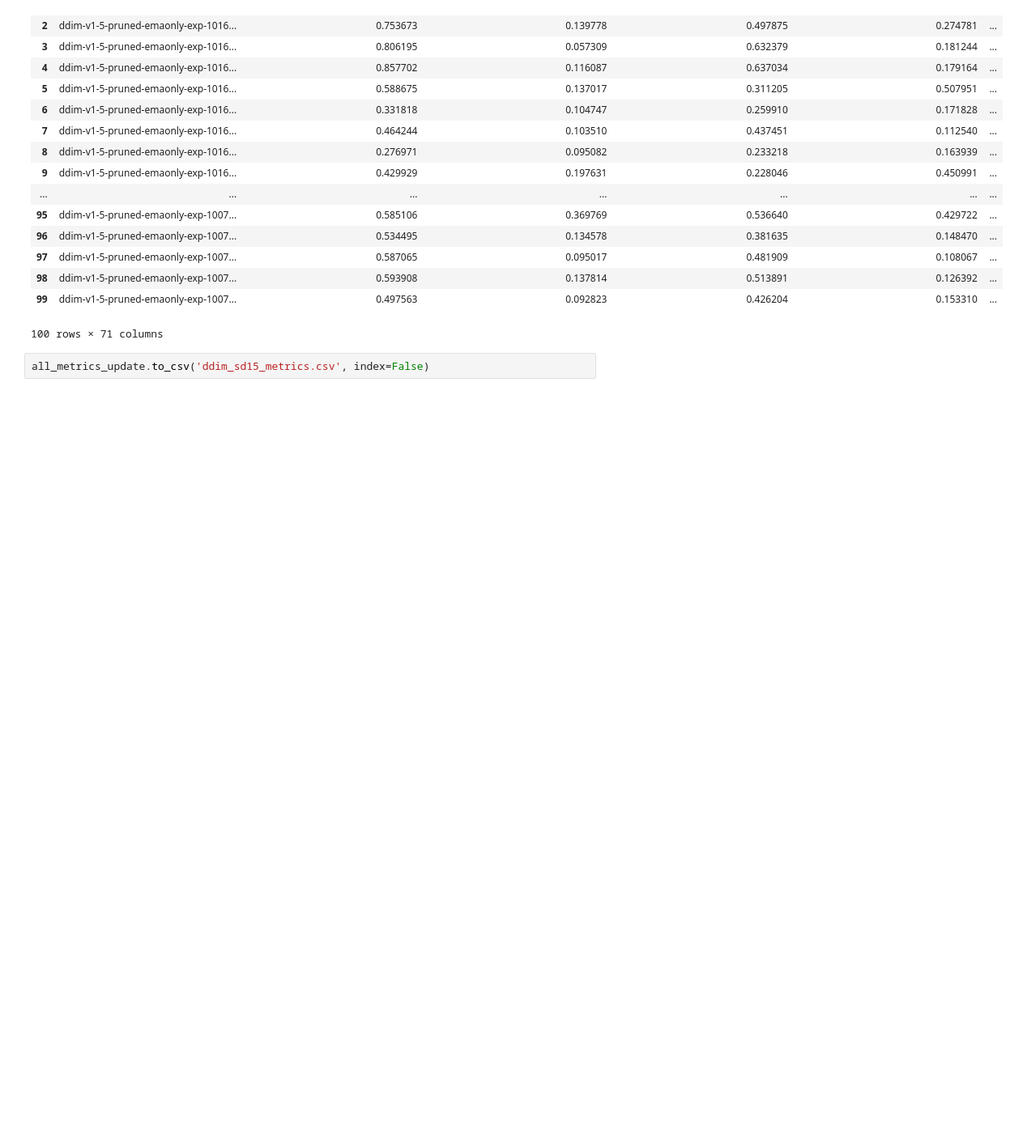
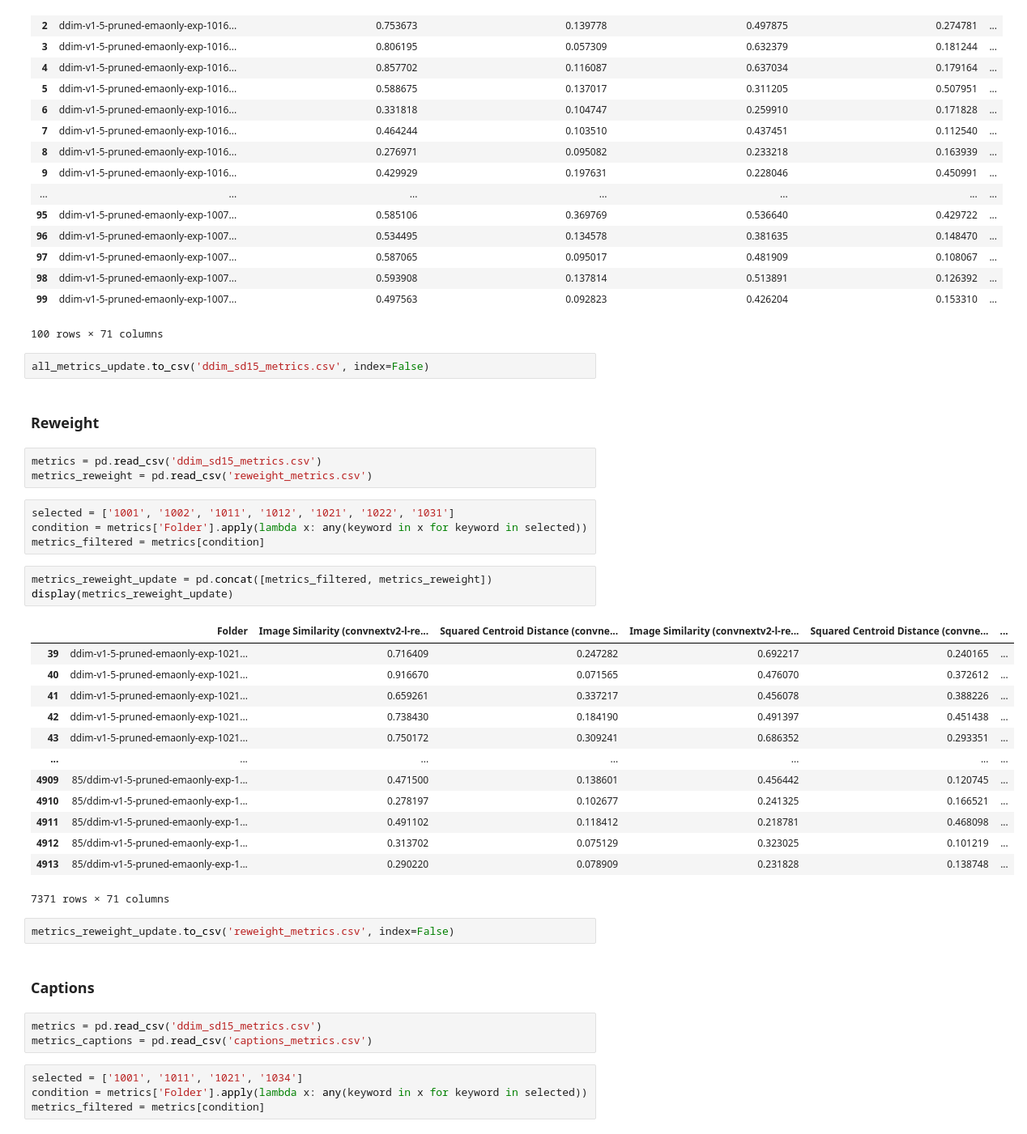
Before and after one commit to cyber-meow/LyCORIS-evaluation, a Jupyter notebook: results/metrics/Combine_metrics.ipynb, the cells around one changed output. Shown: that part at 81% size. Drawn from its saved outputs; the diff is of its cells as text; blank space fills up the shorter version.

```diff
--- a/results/metrics/Combine_metrics.ipynb
+++ b/results/metrics/Combine_metrics.ipynb
@@ -33,3 +35,40 @@ with display_all_rows():
 100 rows × 71 columns
 # %%
 all_metrics_update.to_csv('ddim_sd15_metrics.csv', index=False)
+# %% [markdown]
+### Reweight
+# %%
+metrics = pd.read_csv('ddim_sd15_metrics.csv')
+metrics_reweight = pd.read_csv('reweight_metrics.csv')
+# %%
+selected = ['1001', '1002', '1011', '1012', '1021', '1022', '1031']
+condition = metrics['Folder'].apply(lambda x: any(keyword in x for keyword in selected))
+metrics_filtered = metrics[condition]
+# %%
+metrics_reweight_update = pd.concat([metrics_filtered, metrics_reweight])
+display(metrics_reweight_update)
+# %% [output]
+|  | Folder | Image Similarity (convnextv2-l-re... | Squared Centroid Distance (convne... | Image Similarity (convnextv2-l-re... | Squared Centroid Distance (convne... | ... |
+| 39 | ddim-v1-5-pruned-emaonly-exp-1021... | 0.716409 | 0.247282 | 0.692217 | 0.240165 | ... |
+| 40 | ddim-v1-5-pruned-emaonly-exp-1021... | 0.916670 | 0.071565 | 0.476070 | 0.372612 | ... |
+| 41 | ddim-v1-5-pruned-emaonly-exp-1021... | 0.659261 | 0.337217 | 0.456078 | 0.388226 | ... |
+| 42 | ddim-v1-5-pruned-emaonly-exp-1021... | 0.738430 | 0.184190 | 0.491397 | 0.451438 | ... |
+| 43 | ddim-v1-5-pruned-emaonly-exp-1021... | 0.750172 | 0.309241 | 0.686352 | 0.293351 | ... |
+| ... | ... | ... | ... | ... | ... | ... |
+| 4909 | 85/ddim-v1-5-pruned-emaonly-exp-1... | 0.471500 | 0.138601 | 0.456442 | 0.120745 | ... |
+| 4910 | 85/ddim-v1-5-pruned-emaonly-exp-1... | 0.278197 | 0.102677 | 0.241325 | 0.166521 | ... |
+| 4911 | 85/ddim-v1-5-pruned-emaonly-exp-1... | 0.491102 | 0.118412 | 0.218781 | 0.468098 | ... |
+| 4912 | 85/ddim-v1-5-pruned-emaonly-exp-1... | 0.313702 | 0.075129 | 0.323025 | 0.101219 | ... |
+| 4913 | 85/ddim-v1-5-pruned-emaonly-exp-1... | 0.290220 | 0.078909 | 0.231828 | 0.138748 | ... |
+7371 rows × 71 columns
+# %%
+metrics_reweight_update.to_csv('reweight_metrics.csv', index=False)
+# %% [markdown]
+### Captions
+# %%
+metrics = pd.read_csv('ddim_sd15_metrics.csv')
+metrics_captions = pd.read_csv('captions_metrics.csv')
+# %%
+selected = ['1001', '1011', '1021', '1034']
+condition = metrics['Folder'].apply(lambda x: any(keyword in x for keyword in selected))
+metrics_filtered = metrics[condition]
```
Also changed, not shown: parts of 8 cells of this notebook, 11 other files.
